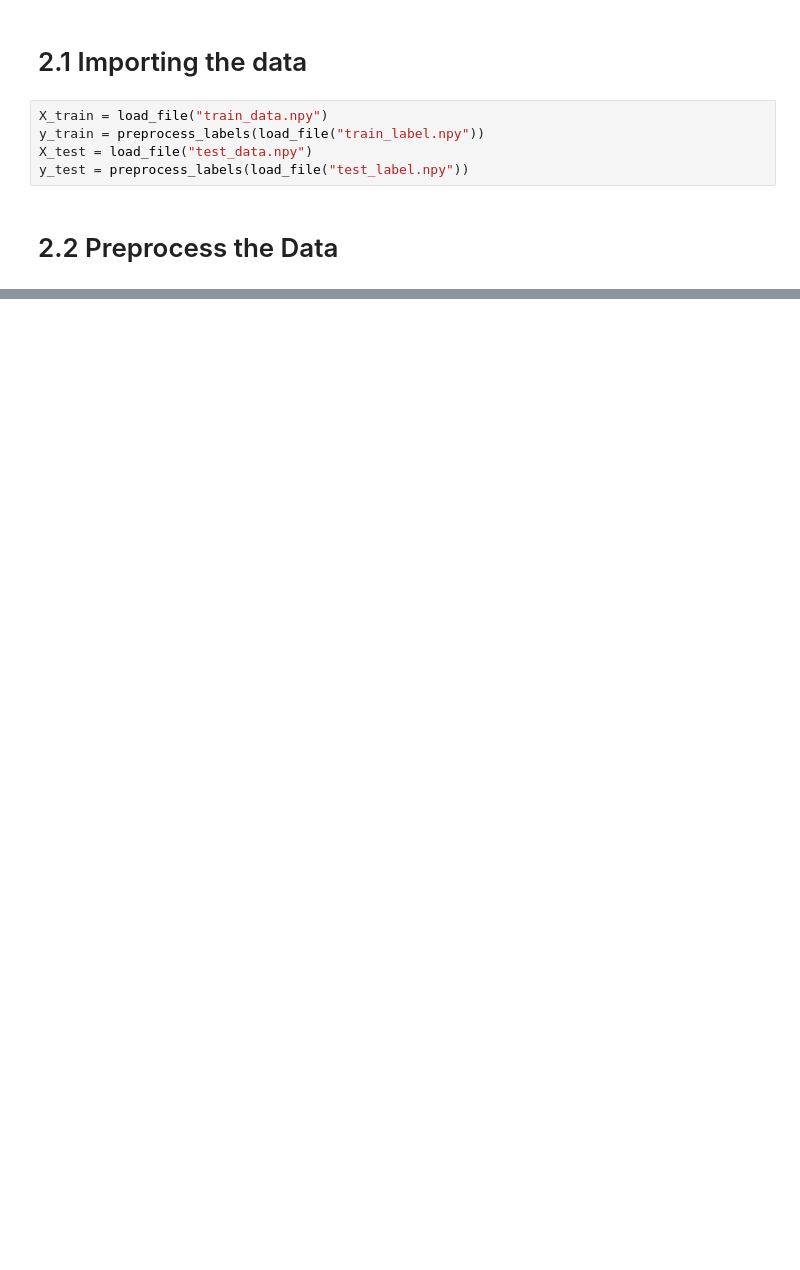
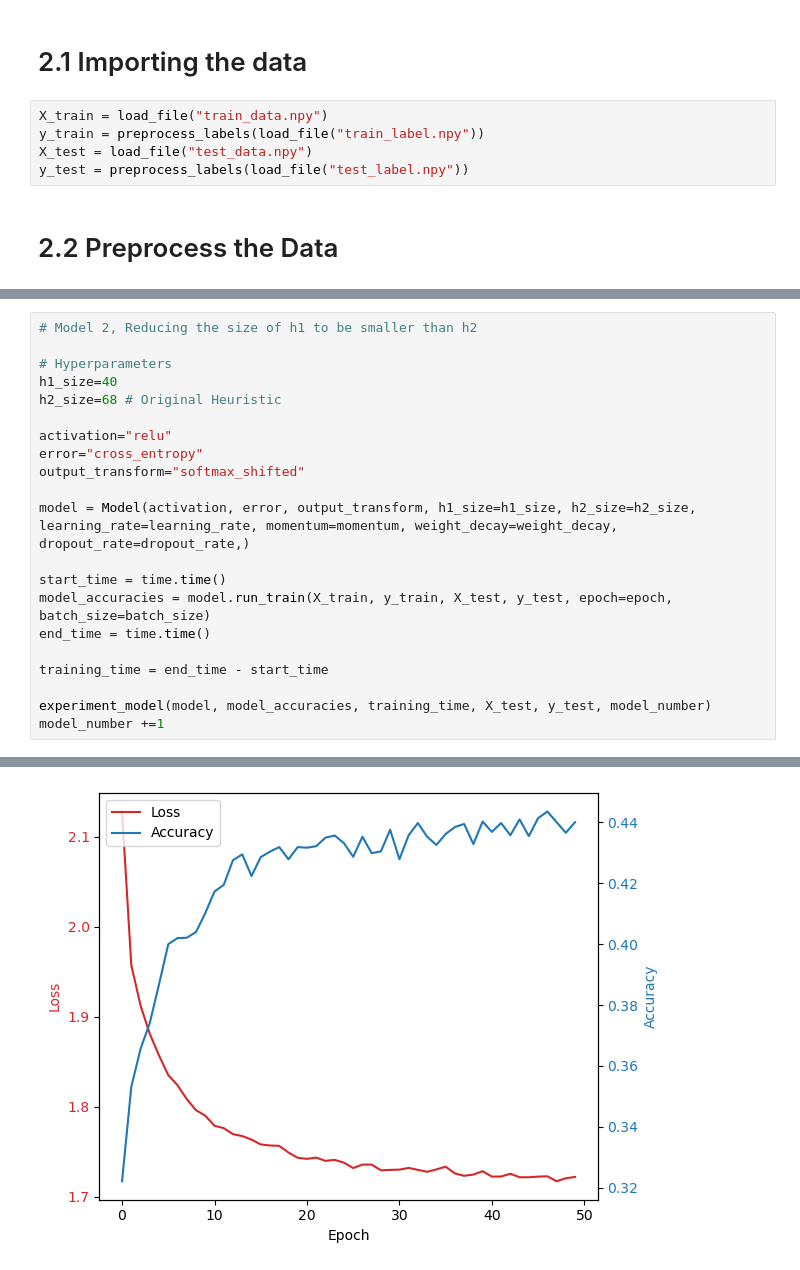
Before and after one commit to ashtonrliu/COMP4329_A1_aliu0521, a Jupyter notebook: a1.ipynb, the cells around one changed output, grey strips where cells are left out. Drawn from its saved outputs; the diff is of its cells as text; blank space fills up the shorter version.

```diff
--- a/a1.ipynb
+++ b/a1.ipynb
@@ -91,0 +121,22 @@ plot
+# %%
+# Model 2, Reducing the size of h1 to be smaller than h2
+
+# Hyperparameters
+h1_size=40
+h2_size=68 # Original Heuristic
+
+activation="relu"
+error="cross_entropy"
+output_transform="softmax_shifted"
+
+model = Model(activation, error, output_transform, h1_size=h1_size, h2_size=h2_size, learning_rate=learning_rate, momentum=momentum, weight_decay=weight_decay, dropout_rate=dropout_rate,)
+
+start_time = time.time()
+model_accuracies = model.run_train(X_train, y_train, X_test, y_test, epoch=epoch, batch_size=batch_size)
+end_time = time.time()
+
+training_time = end_time - start_time
+
+experiment_model(model, model_accuracies, training_time, X_test, y_test, model_number)
+model_number +=1
+# %% [output]
@@ -91,0 +160 @@ plot
+[figure, added]
```
Also changed, not shown: parts of 23 cells of this notebook, 22 other files.
